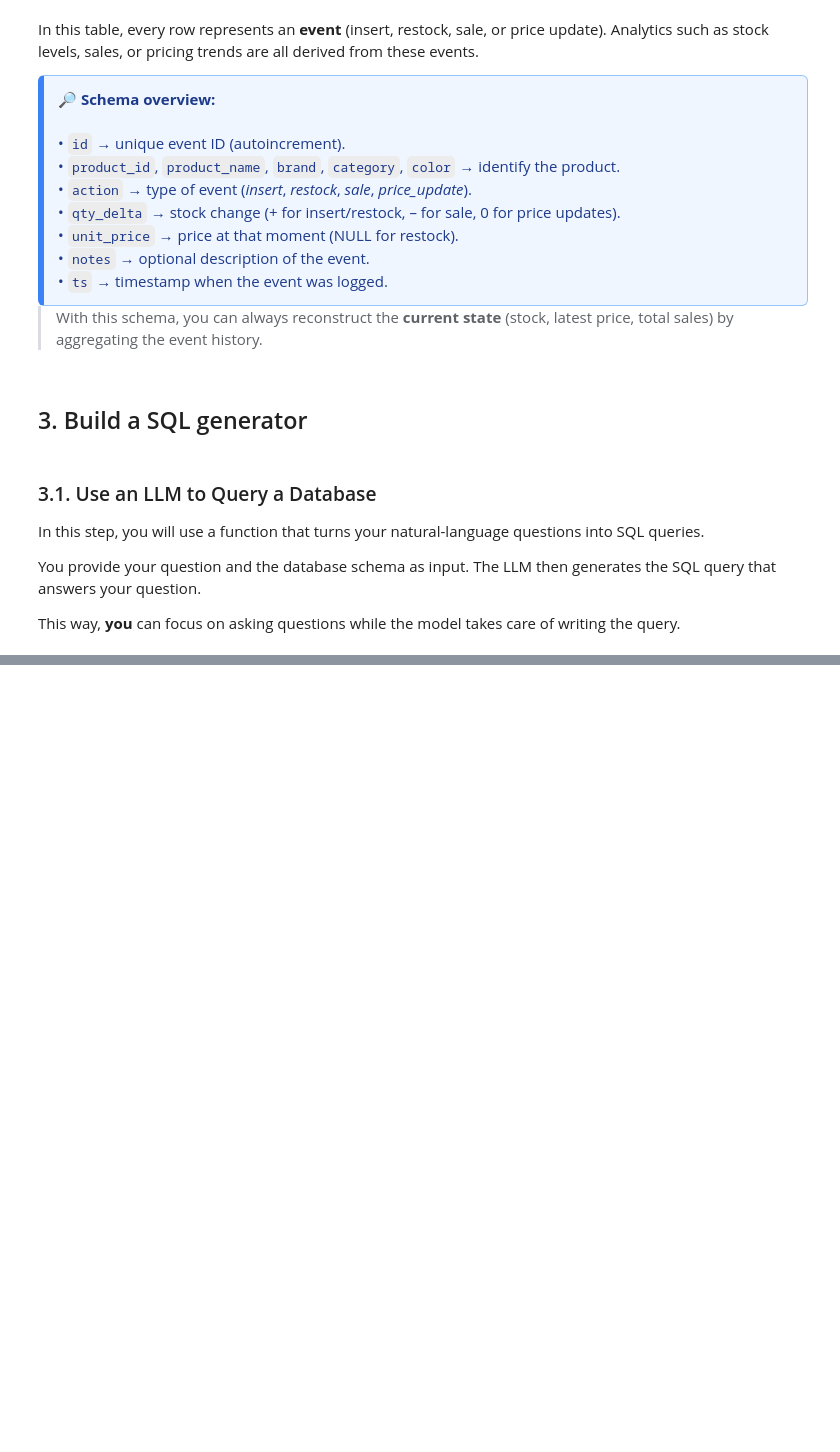
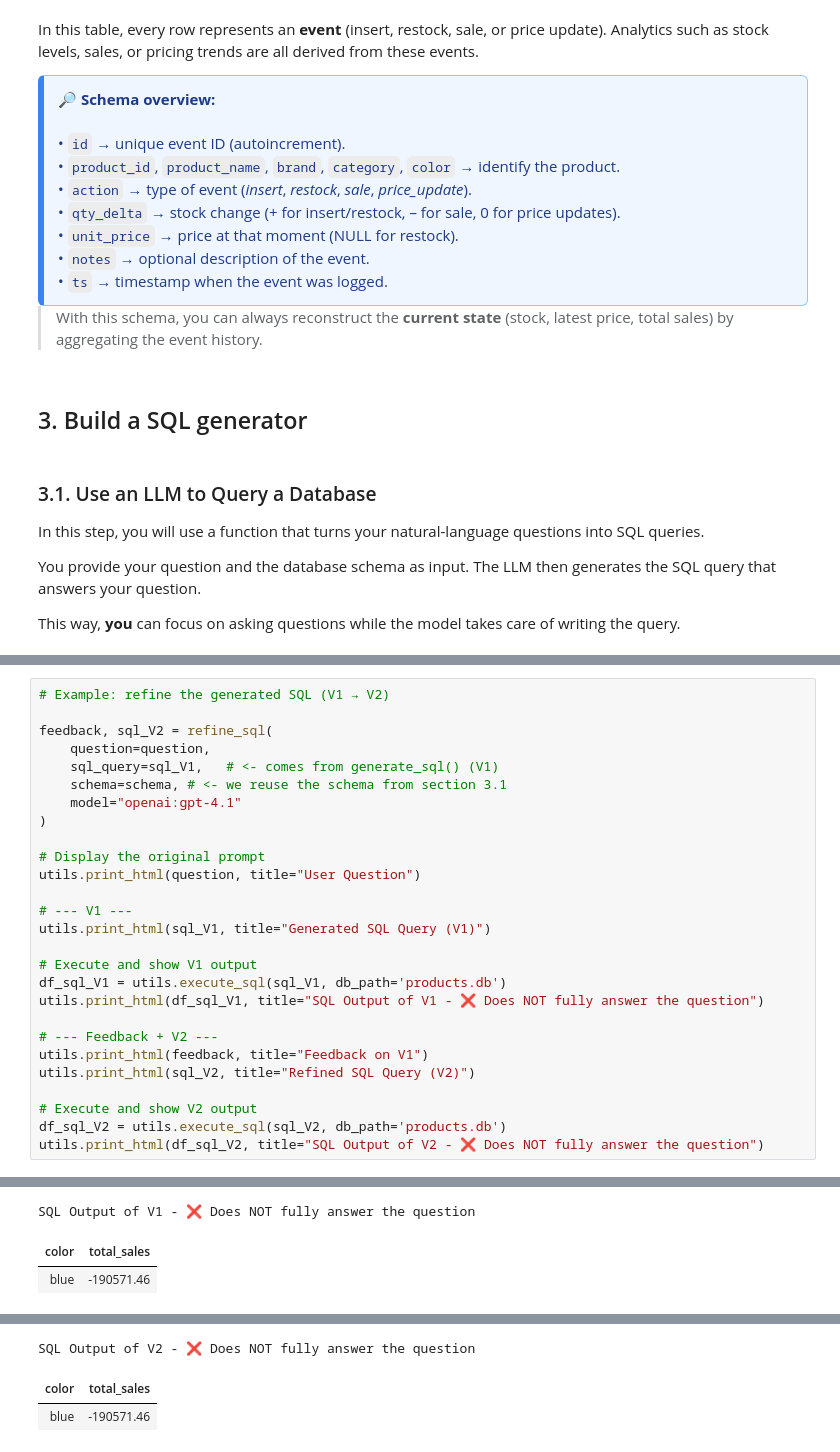
Before and after one commit to Mark-Barbaric/Deep_Learning.AI_Agentic_AI, a Jupyter notebook: module2_workbooks/improving_sql_generation/MD_UGL_2.ipynb, the cells around one changed output, grey strips where cells are left out. Drawn from its saved outputs; the diff is of its cells as text; blank space fills up the shorter version.

```diff
--- a/module2_workbooks/improving_sql_generation/MD_UGL_2.ipynb
+++ b/module2_workbooks/improving_sql_generation/MD_UGL_2.ipynb
@@ -115,0 +270,28 @@ def generate_sql(question: str, schema: str, model: str) -> str:
+# %%
+# Example: refine the generated SQL (V1 → V2)
+
+feedback, sql_V2 = refine_sql(
+    question=question,
+    sql_query=sql_V1,   # <- comes from generate_sql() (V1)
+    schema=schema, # <- we reuse the schema from section 3.1
+    model="openai:gpt-4.1"
+)
+
+# Display the original prompt
+utils.print_html(question, title="User Question")
+
+# --- V1 ---
+utils.print_html(sql_V1, title="Generated SQL Query (V1)")
+
+# Execute and show V1 output
+df_sql_V1 = utils.execute_sql(sql_V1, db_path='products.db')
+utils.print_html(df_sql_V1, title="SQL Output of V1 - ❌ Does NOT fully answer the question")
+
+# --- Feedback + V2 ---
+utils.print_html(feedback, title="Feedback on V1")
+utils.print_html(sql_V2, title="Refined SQL Query (V2)")
+
+# Execute and show V2 output
+df_sql_V2 = utils.execute_sql(sql_V2, db_path='products.db')
+utils.print_html(df_sql_V2, title="SQL Output of V2 - ❌ Does NOT fully answer the question")
+# %% [output]
@@ -115,0 +300,3 @@ def generate_sql(question: str, schema: str, model: str) -> str:
+SQL Output of V1 - ❌ Does NOT fully answer the question
+| color | total_sales |
+| blue | -190571.46 |
@@ -115,0 +305,3 @@ def generate_sql(question: str, schema: str, model: str) -> str:
+SQL Output of V2 - ❌ Does NOT fully answer the question
+| color | total_sales |
+| blue | -190571.46 |
```
Also changed, not shown: parts of 17 cells of this notebook, 6 other files.
